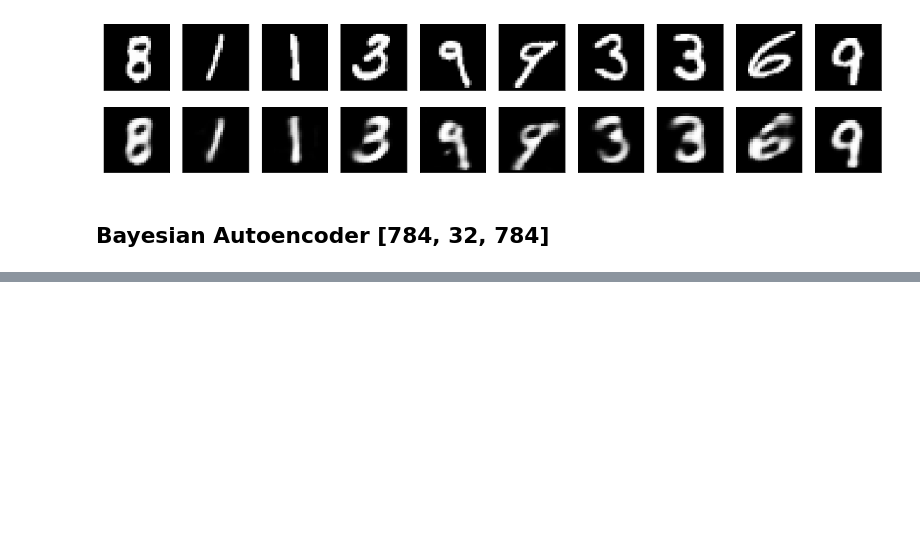
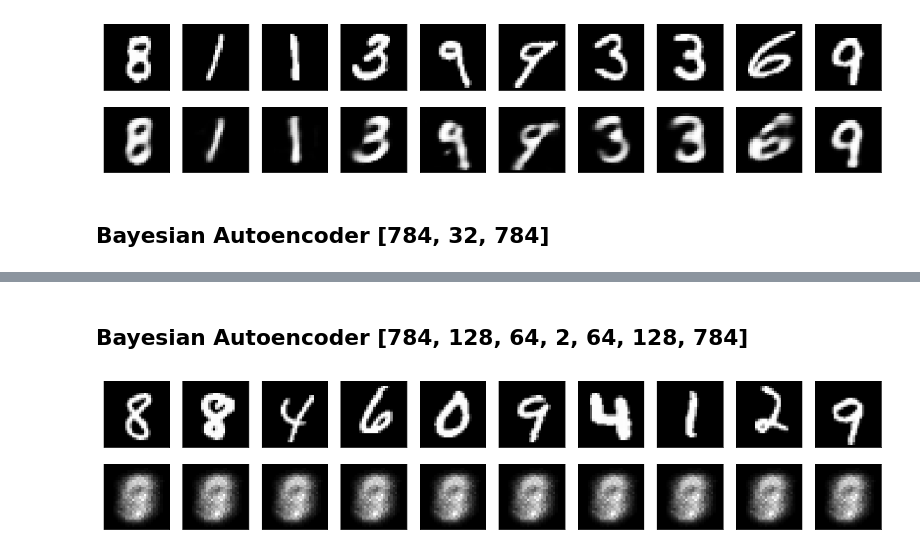
Before and after one commit to ibarrond/VariationalAutoencoders, a Jupyter notebook: BNN-Autoencoder.ipynb, the cells around one changed output, grey strips where cells are left out. Saved outputs shown, nothing was run; the diff lists cells and outputs as text; code cells hidden in the pictures; blank space fills up the shorter version.

```diff
--- a/BNN-Autoencoder.ipynb
+++ b/BNN-Autoencoder.ipynb
@@ -128,0 +135,6 @@ vi.plot_enc_dec(10)
+# %% [markdown]
+## Bayesian Autoencoder [784, 128, 64, 2, 64, 128, 784]
+# %%
+vi.plot_enc_dec(10)
+# %% [output]
+[figure, added]
```
Also changed, not shown: parts of 13 cells of this notebook, 12 other files.
